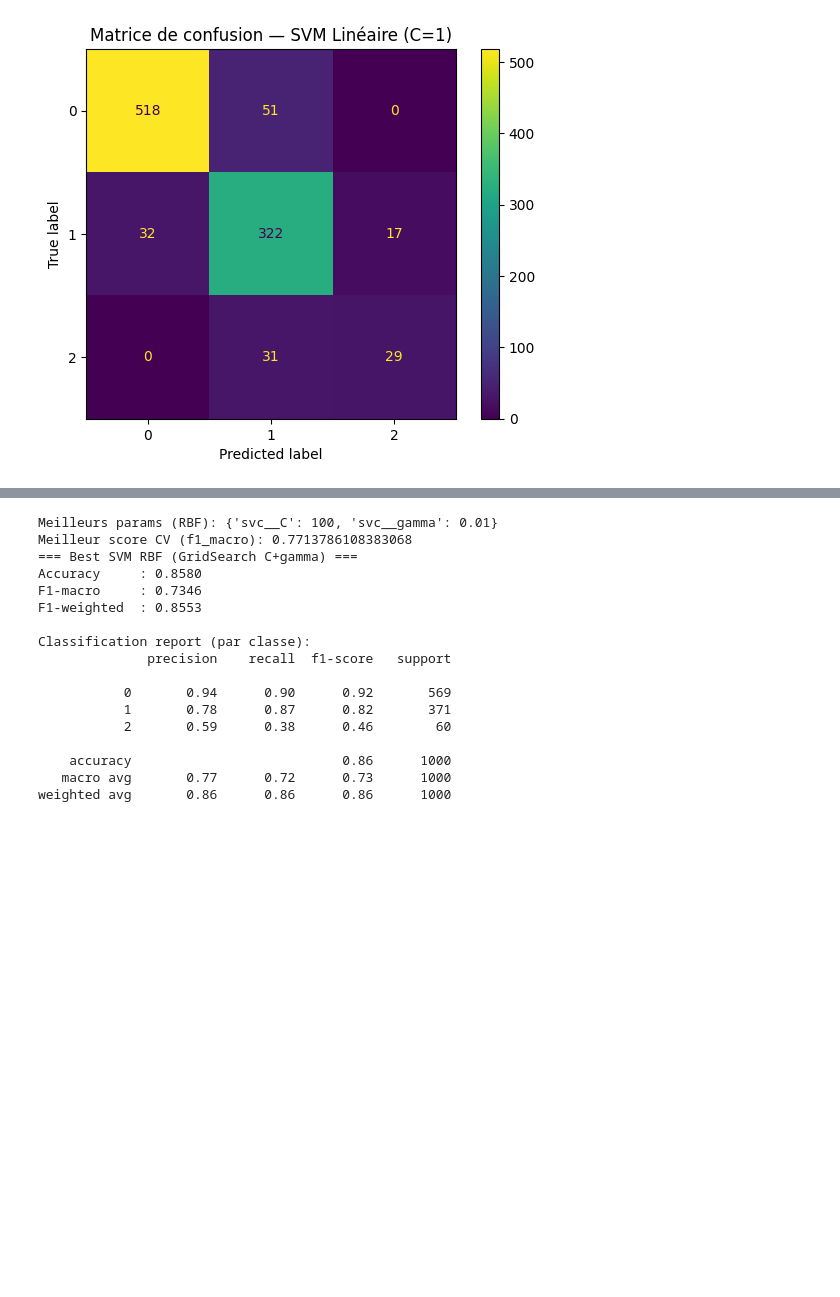
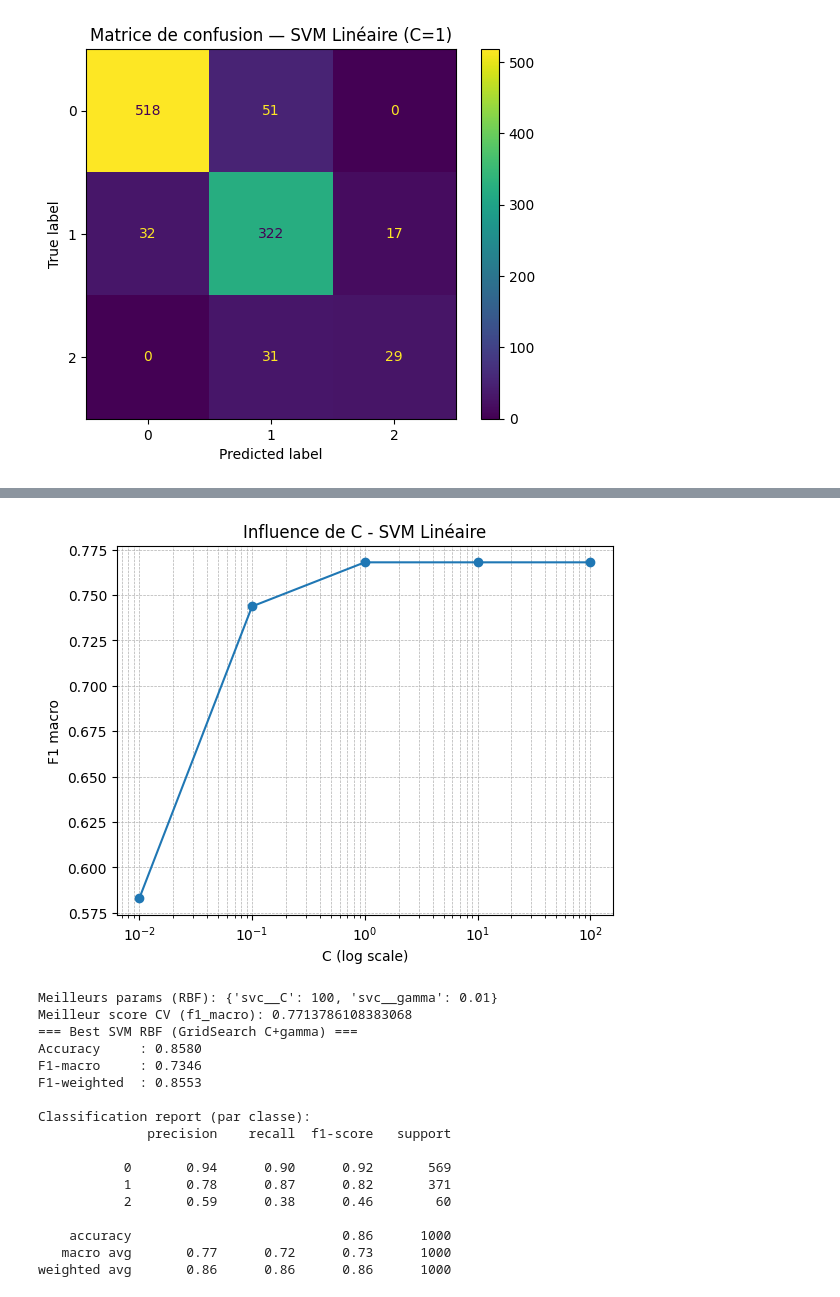
Before and after one commit to aicha53-dot/energy-classification-project, a Jupyter notebook: notebooks/03_svm_malak.ipynb, the cells around one changed output, grey strips where cells are left out. Cells and saved outputs as stored; diff of their text form; code cells hidden in the pictures; blank space fills up the shorter version.

```diff
--- a/notebooks/03_svm_malak.ipynb
+++ b/notebooks/03_svm_malak.ipynb
@@ -163,0 +110,18 @@ weighted avg       0.87      0.87      0.87      1000
+# %%
+param_grid_linear = {"svc__C": [0.01, 0.1, 1, 10, 100]}
+
+grid_linear = GridSearchCV(
+    Pipeline([("scaler", StandardScaler()), ("svc", SVC(kernel="linear"))]),
+    param_grid=param_grid_linear,
+    scoring="f1_macro",
+    cv=5,
+    n_jobs=-1
+)
+
+grid_linear.fit(X_train, y_train)
+
+print("Best params (Linear):", grid_linear.best_params_)
+print("Best CV f1_macro:", grid_linear.best_score_)
+
+best_linear = grid_linear.best_estimator_
+res_best_linear = evaluate_model(best_linear, X_test, y_test, "Best SVM Linéaire (GridSearch C)")
@@ -164,3 +197,37 @@ weighted avg       0.87      0.87      0.87      1000
+# %%
+# -------------------------
+# 1) Courbe influence de C (LINEAR)
+# -------------------------
+C_values = [0.01, 0.1, 1, 10, 100]
+results_linear = []
+
+for C in C_values:
+    model = Pipeline([
+        ("scaler", StandardScaler()),
+        ("svc", SVC(kernel="linear", C=C))
+    ])
+    model.fit(X_train, y_train)
+    y_pred = model.predict(X_test)
+
+    results_linear.append({
+        "C": C,
+        "accuracy": accuracy_score(y_test, y_pred),
+        "f1_macro": f1_score(y_test, y_pred, average="macro")
+    })
+
+df_linear = pd.DataFrame(results_linear).sort_values("C")
+
+# Plot Linear
+plt.figure()
+plt.plot(df_linear["C"], df_linear["f1_macro"], marker="o")
+plt.xscale("log")
+plt.xlabel("C (log scale)")
+plt.ylabel("F1 macro")
+plt.title("Influence de C - SVM Linéaire")
+plt.grid(True, which="both", linestyle="--", linewidth=0.5)
+plt.show()
+# %% [output]
+[figure, added]
 # %%
 param_grid_rbf = {
     "svc__C": [0.1, 1, 10, 100],
```
Also changed, not shown: parts of 13 cells of this notebook.
